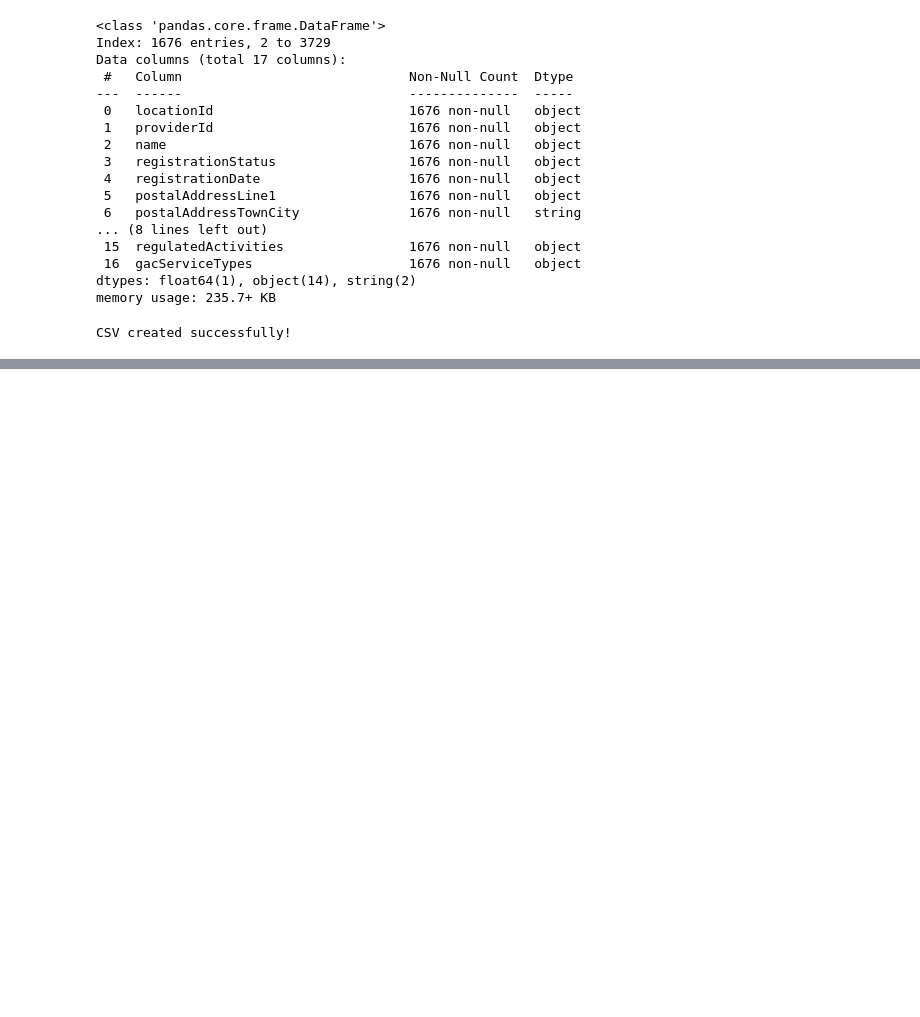
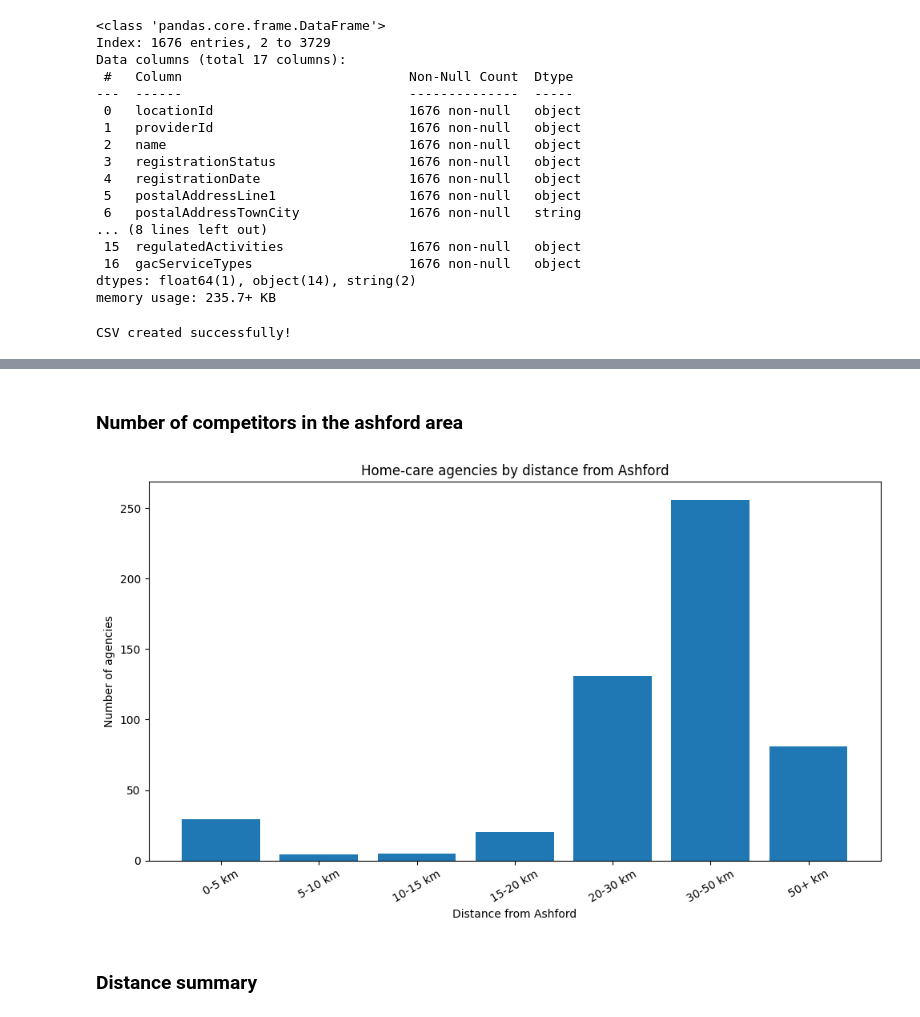
Before and after one commit to AshutoshJani/market-intelligence-home-safe, a Jupyter notebook: preprocessing.ipynb, the cells around one changed output, grey strips where cells are left out. Drawn from its saved outputs; the diff is of its cells as text; code cells hidden in the pictures; blank space fills up the shorter version.

Commit message:
clean, process and make visualisations for the final analysis

```diff
--- a/preprocessing.ipynb
+++ b/preprocessing.ipynb
@@ -891,0 +2372,64 @@ CSV created successfully!
+# %% [markdown]
+### Number of competitors in the ashford area
+# %%
+import matplotlib.pyplot as plt
+
+distance_bands = [
+    "0-5 km",
+    "5-10 km",
+    "10-15 km",
+    "15-20 km",
+    "20-30 km",
+    "30-50 km",
+    "50+ km"
+]
+
+distance_counts = (
+    df[
+        "ashford_distance_band"
+    ]
+    .value_counts()
+    .reindex(
+        distance_bands,
+        fill_value=0
+    )
+)
+
+
+plt.figure(
+    figsize=(10, 6)
+)
+
+plt.bar(
+    distance_counts.index,
+    distance_counts.values
+)
+
+plt.title(
+    "Home-care agencies by distance from Ashford"
+)
+
+plt.xlabel(
+    "Distance from Ashford"
+)
+
+plt.ylabel(
+    "Number of agencies"
+)
+
+plt.xticks(
+    rotation=30
+)
+
+plt.tight_layout()
+
+plt.savefig(
+    "02_competitors_by_ashford_distance.png",
+    dpi=300
+)
+
+plt.show()
+# %% [output]
+[figure, added]
+# %% [markdown]
+### Distance summary
```
Also changed, not shown: parts of 37 cells of this notebook, 27 other files.
